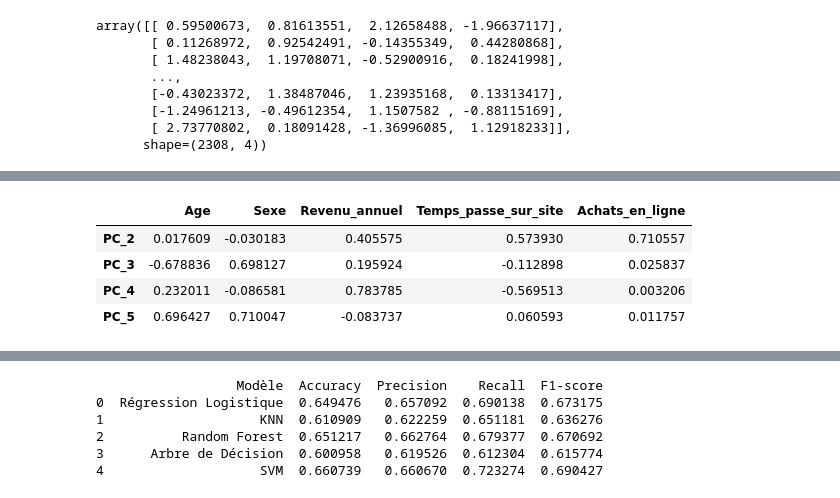
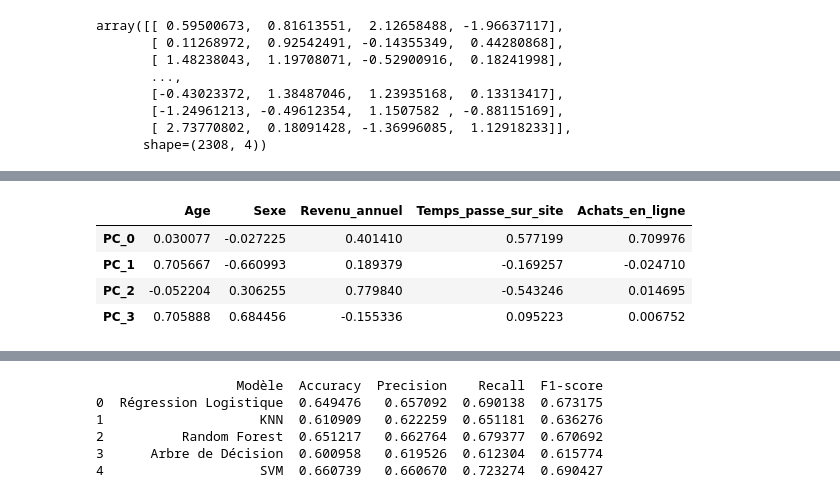
Before and after one commit to FraNKieTheAnalyst/Prediction_CampagneMarketing, a Jupyter notebook: MiniProjet_{2}_FrancineNdongmoKembou.ipynb, the cells around one changed output, grey strips where cells are left out. Cells and saved outputs as stored; diff of their text form; code cells hidden in the pictures.

```diff
--- a/MiniProjet_{2}_FrancineNdongmoKembou.ipynb
+++ b/MiniProjet_{2}_FrancineNdongmoKembou.ipynb
@@ -305,8 +380,8 @@ plt.show()
 # %%
-pd.DataFrame(pca_object.components_, columns=problem.columns, index=[f"PC_{number}" for number in range(2, 6)])
+pd.DataFrame(pca_object.components_[:4], columns=problem.columns, index=[f"PC_{number}" for number in range(4)])
 # %% [output]
 |  | Age | Sexe | Revenu_annuel | Temps_passe_sur_site | Achats_en_ligne |
-| PC_2 | 0.017609 | -0.030183 | 0.405575 | 0.573930 | 0.710557 |
-| PC_3 | -0.678836 | 0.698127 | 0.195924 | -0.112898 | 0.025837 |
-| PC_4 | 0.232011 | -0.086581 | 0.783785 | -0.569513 | 0.003206 |
-| PC_5 | 0.696427 | 0.710047 | -0.083737 | 0.060593 | 0.011757 |
+| PC_0 | 0.030077 | -0.027225 | 0.401410 | 0.577199 | 0.709976 |
+| PC_1 | 0.705667 | -0.660993 | 0.189379 | -0.169257 | -0.024710 |
+| PC_2 | -0.052204 | 0.306255 | 0.779840 | -0.543246 | 0.014695 |
+| PC_3 | 0.705888 | 0.684456 | -0.155336 | 0.095223 | 0.006752 |
```
Also changed, not shown: parts of 24 cells of this notebook.
